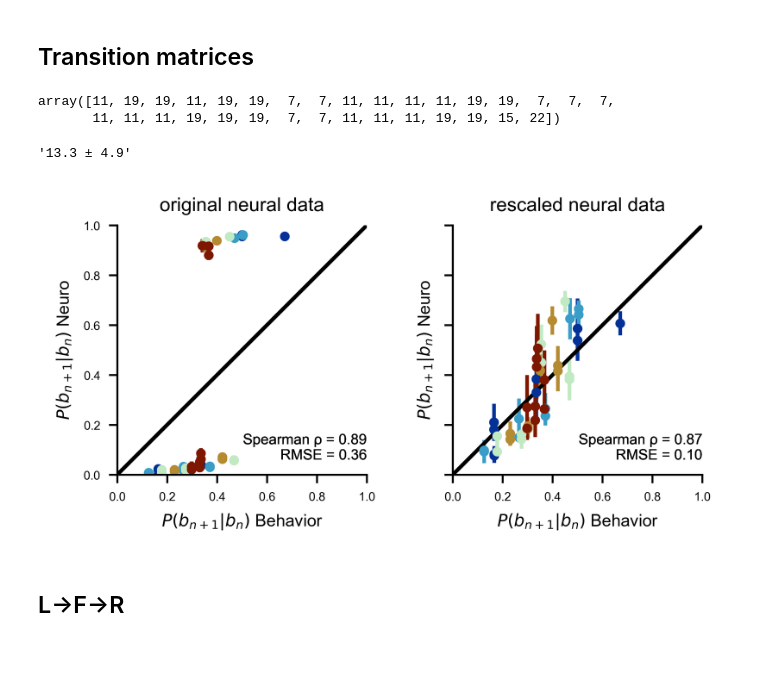
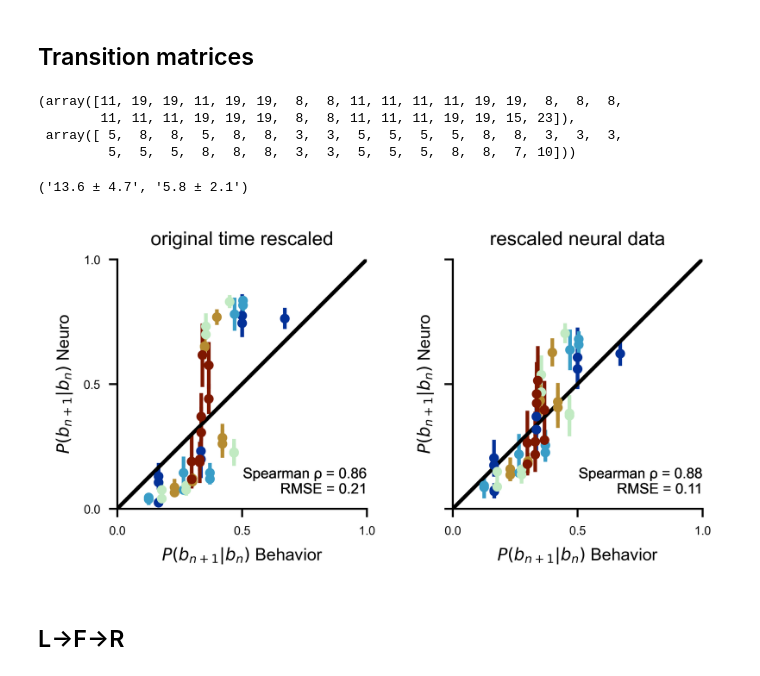
Before and after one commit to ZebrafishHMM2023/ZebrafishHMM2023_CodeAndData, a Jupyter notebook: Figures/Fig5.ipynb, the cells around one changed output. Drawn from its saved outputs; the diff is of its cells as text; code cells hidden in the pictures.

```diff
--- a/Figures/Fig5.ipynb
+++ b/Figures/Fig5.ipynb
@@ -168,17 +173,21 @@ ndt = np.array(ndt)
 nTemps = np.array(nTemps)
 
 nPowers = np.round(1/(ndt*delta_t)).astype(int)
+nSimplePowers = np.round(1/(ndt)).astype(int)
 
 scaled_nT = np.array([np.linalg.matrix_power(T,p) for T,p in zip(nT, nPowers)])
+scaledSimple_nT = np.array([np.linalg.matrix_power(T,p) for T,p in zip(nT, nSimplePowers)])
 # %%
-nPowers
+nPowers, nSimplePowers
 # %% [output]
-array([11, 19, 19, 11, 19, 19,  7,  7, 11, 11, 11, 11, 19, 19,  7,  7,  7,
-       11, 11, 11, 19, 19, 19,  7,  7, 11, 11, 11, 19, 19, 15, 22])
+(array([11, 19, 19, 11, 19, 19,  8,  8, 11, 11, 11, 11, 19, 19,  8,  8,  8,
+        11, 11, 11, 19, 19, 19,  8,  8, 11, 11, 11, 19, 19, 15, 23]),
+ array([ 5,  8,  8,  5,  8,  8,  3,  3,  5,  5,  5,  5,  8,  8,  3,  3,  3,
+         5,  5,  5,  8,  8,  8,  3,  3,  5,  5,  5,  8,  8,  7, 10]))
 # %%
-f"{nPowers.mean():0.1f} ± {nPowers.std():0.1f}"
+f"{nPowers.mean():0.1f} ± {nPowers.std():0.1f}" , f"{nSimplePowers.mean():0.1f} ± {nSimplePowers.std():0.1f}"
 # %% [output]
-'13.3 ± 4.9'
+('13.6 ± 4.7', '5.8 ± 2.1')
 # %%
 def plot_id_transmat(ax, X,Y):
     for t,temp in enumerate(TEMPS):
@@ -187,36 +196,38 @@ def plot_id_transmat(ax, X,Y):
             X[t,:,:].ravel(),
             T.mean(axis=0).ravel(),
             yerr=T.std(axis=0, ddof=1).ravel() / np.sqrt(len(T)),
             fmt="o",
             color=TEMPS_COLS[temp],
             markersize=3
         )
         ax.plot([0,1],[0,1], color="k")
         ax.set_xlim(0,1)
         ax.set_ylim(0,1)
         ax.set_xlabel(r"$P(b_{n+1} | b_{n})$ Behavior")
         ax.set_ylabel(r"$P(b_{n+1} | b_{n})$ Neuro")
         x = X.ravel()
         y = np.array([ Y[nTemps==temp].mean(axis=0)  for temp in TEMPS]).ravel()
         rho = spearmanr(x,y).statistic
         r = np.corrcoef(x,y)[0,1]
         r = rmse(x,y)
         ax.annotate(f"Spearman ρ = {rho:0.2f}\nRMSE = {r:0.2f}", (1,0.05), ha="right", va="bottom")
         ax.set_aspect(1)
 
 fig, axs = plt.subplots(ncols=2, figsize=(2*2,2), sharex=True, sharey=True)
 
 ax = axs[0]
-plot_id_transmat(ax, bT, nT)
-ax.set_title("original neural data")
+plot_id_transmat(ax, bT, scaledSimple_nT)
+ax.set_title("original time rescaled")
+ax.set_xticks([0,0.5,1])
+ax.set_yticks([0,0.5,1])
 
 ax = axs[1]
 plot_id_transmat(ax, bT, scaled_nT)
 ax.set_title("rescaled neural data")
 
 fig.savefig("panels/Fig5/idT.svg")
 # %% [output]
-[figure, old version]
+[figure, new version]
 # %% [markdown]
 ## L→F→R
 # %%
```
Also changed, not shown: parts of 8 cells of this notebook, 13 other files.
